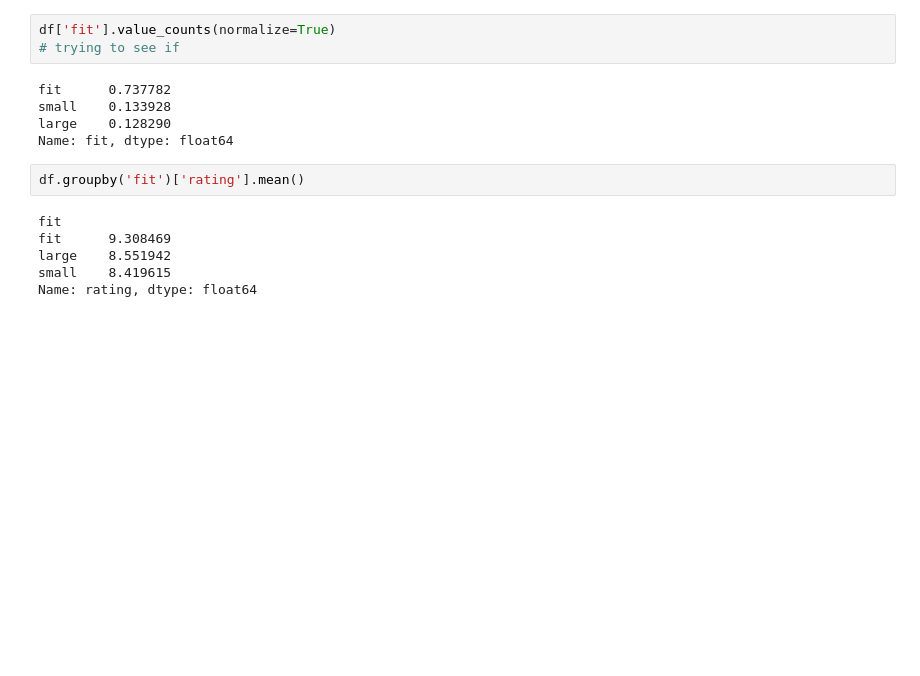
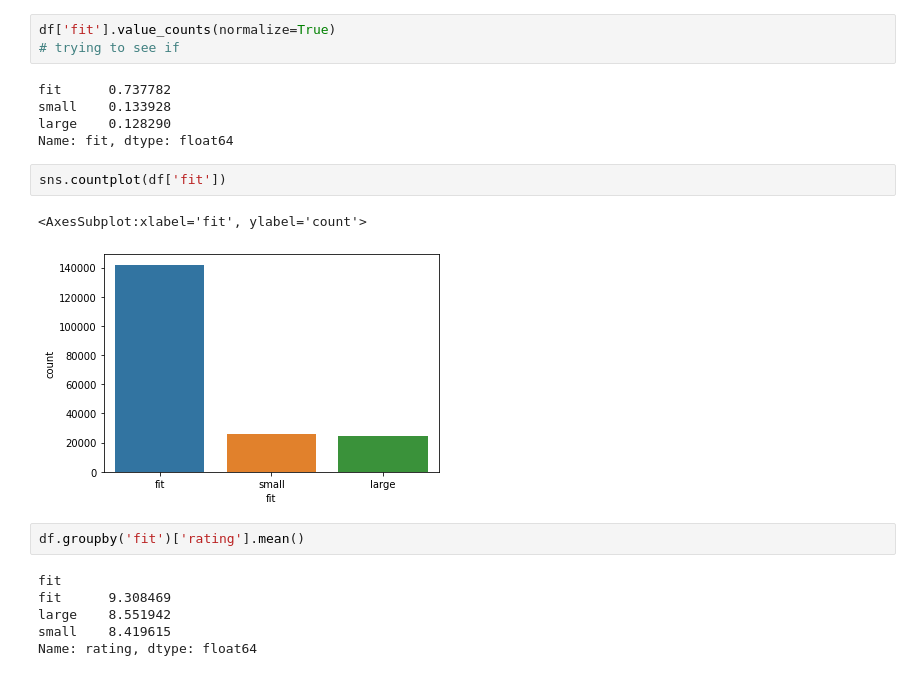
Before and after one commit to tharvipop/predictive-clothing-fit, a Jupyter notebook: eda.ipynb, the cells around one changed output. Drawn from its saved outputs; the diff is of its cells as text; blank space fills up the shorter version.

```diff
--- a/eda.ipynb
+++ b/eda.ipynb
@@ -107,6 +190,11 @@ fit      0.737782
 small    0.133928
 large    0.128290
 Name: fit, dtype: float64
+# %%
+sns.countplot(df['fit'])
+# %% [output]
+<AxesSubplot:xlabel='fit', ylabel='count'>
+[figure, added]
 # %%
 df.groupby('fit')['rating'].mean()
 # %% [output]
```
Also changed, not shown: parts of 16 cells of this notebook.
